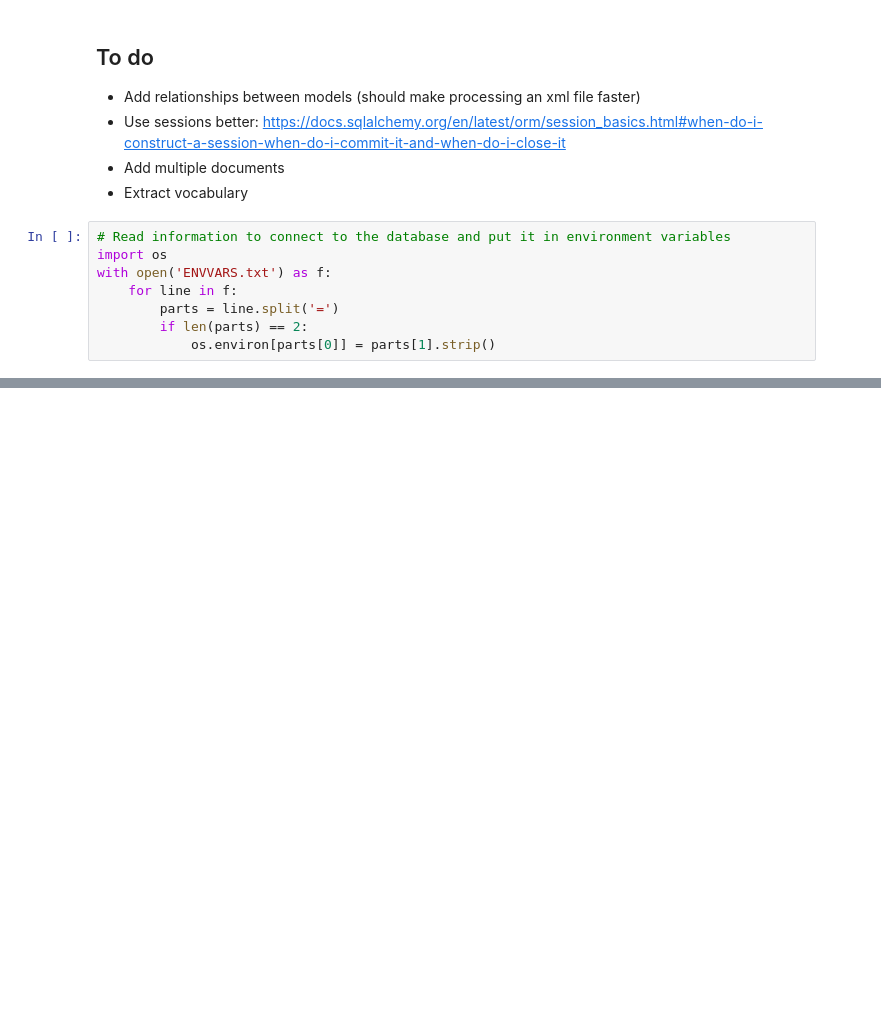
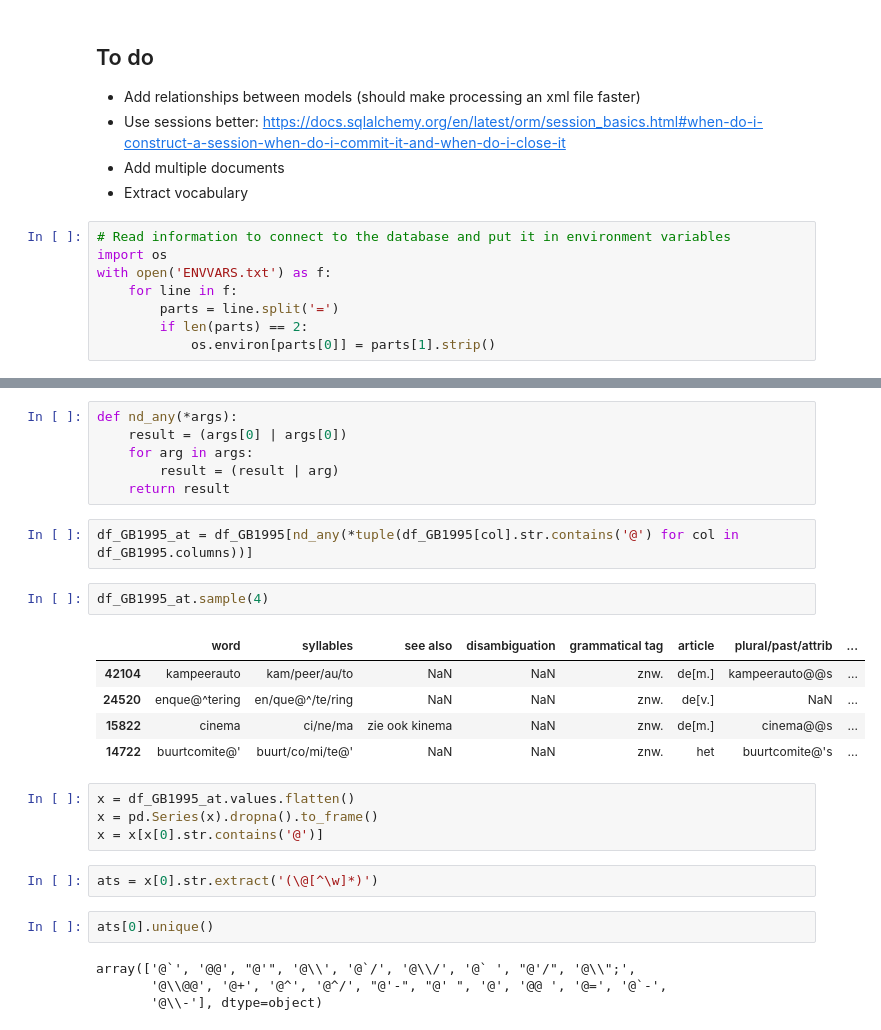
Before and after one commit to TICCLAT/ticclat, a Jupyter notebook: notebooks/ticclat_db_ingestion/groene_boekje.ipynb, the cells around one changed output, grey strips where cells are left out. Saved outputs shown, nothing was run; the diff lists cells and outputs as text; blank space fills up the shorter version.

```diff
--- a/notebooks/ticclat_db_ingestion/groene_boekje.ipynb
+++ b/notebooks/ticclat_db_ingestion/groene_boekje.ipynb
@@ -169,0 +162,28 @@ res
+# %%
+def nd_any(*args):
+    result = (args[0] | args[0])
+    for arg in args:
+        result = (result | arg)
+    return result
+# %%
+df_GB1995_at = df_GB1995[nd_any(*tuple(df_GB1995[col].str.contains('@') for col in df_GB1995.columns))]
+# %%
+df_GB1995_at.sample(4)
+# %% [output]
+|  | word | syllables | see also | disambiguation | grammatical tag | article | plural/past/attrib | ... |
+| 42104 | kampeerauto | kam/peer/au/to | NaN | NaN | znw. | de[m.] | kampeerauto@@s | ... |
+| 24520 | enque@^tering | en/que@^/te/ring | NaN | NaN | znw. | de[v.] | NaN | ... |
+| 15822 | cinema | ci/ne/ma | zie ook kinema | NaN | znw. | de[m.] | cinema@@s | ... |
+| 14722 | buurtcomite@' | buurt/co/mi/te@' | NaN | NaN | znw. | het | buurtcomite@'s | ... |
+# %%
+x = df_GB1995_at.values.flatten()
+x = pd.Series(x).dropna().to_frame()
+x = x[x[0].str.contains('@')]
+# %%
+ats = x[0].str.extract('(\@[^\w]*)')
+# %%
+ats[0].unique()
+# %% [output]
+array(['@`', '@@', "@'", '@\\', '@`/', '@\\/', '@` ', "@'/", '@\\";',
+       '@\\@@', '@+', '@^', '@^/', "@'-", "@' ", '@', '@@ ', '@=', '@`-',
+       '@\\-'], dtype=object)
```
Also changed, not shown: parts of 99 cells of this notebook.
